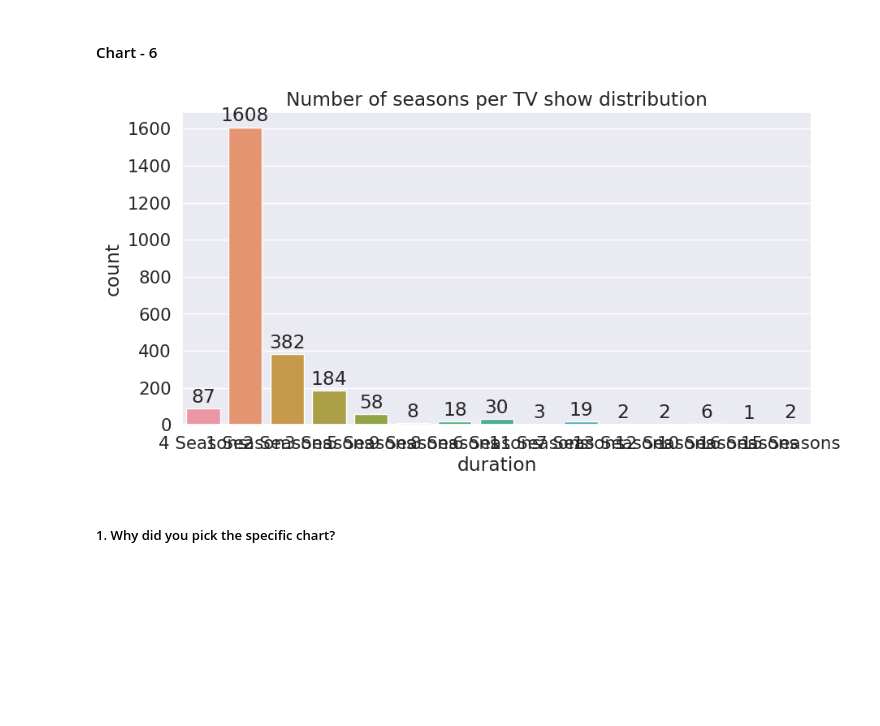
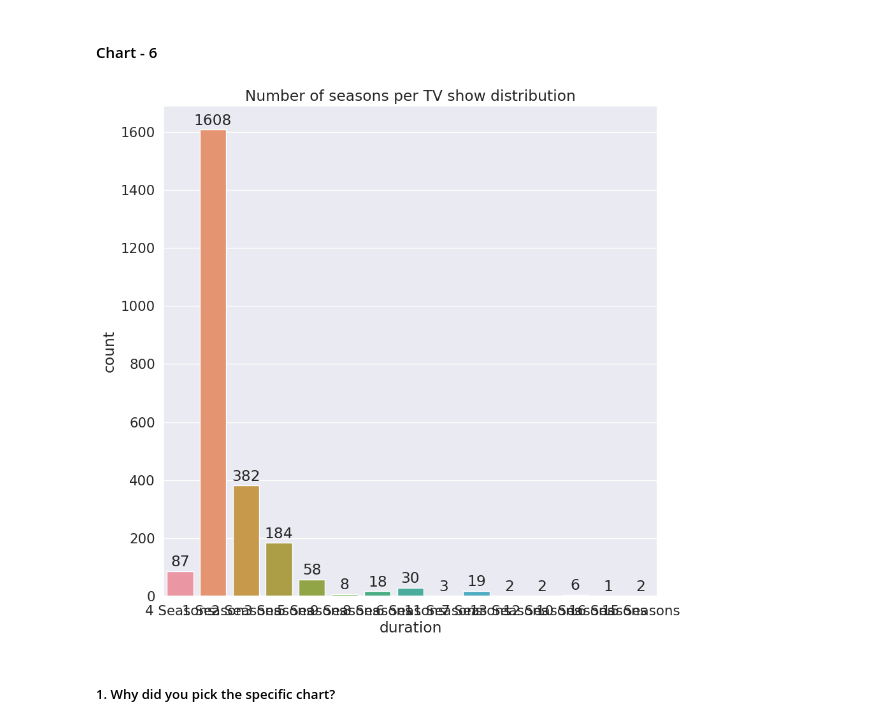
Before and after one commit to ash260498/-Datascience, a Jupyter notebook: Netflix_Movies_and_TV_shows_Clustering.ipynb, the cells around one changed output. Drawn from its saved outputs; the diff is of its cells as text; code cells hidden in the pictures; blank space fills up the shorter version.

```diff
--- a/Netflix_Movies_and_TV_shows_Clustering.ipynb
+++ b/Netflix_Movies_and_TV_shows_Clustering.ipynb
@@ -958,14 +956,14 @@ It helps understanding the distribution, dominance, and strategic implications o
 # %%
 # Chart - 6 visualization code
 # Seasons in each TV show
-plt.figure(figsize=(10,5))
+plt.figure(figsize=(10,10))
 p = sns.countplot(x='duration',data=df[df['type']=='TV Show'])
 plt.title('Number of seasons per TV show distribution')
 
 for i in p.patches:
   p.annotate(format(i.get_height(), '.0f'), (i.get_x() + i.get_width() / 2., i.get_height()), ha = 'center', va = 'center', xytext = (0, 10), textcoords = 'offset points')
 # %% [output]
-[figure, old version]
+[figure, new version]
 # %% [markdown]
 ##### 1. Why did you pick the specific chart?
 # %% [markdown]
```
Also changed, not shown: parts of 12 cells of this notebook.
